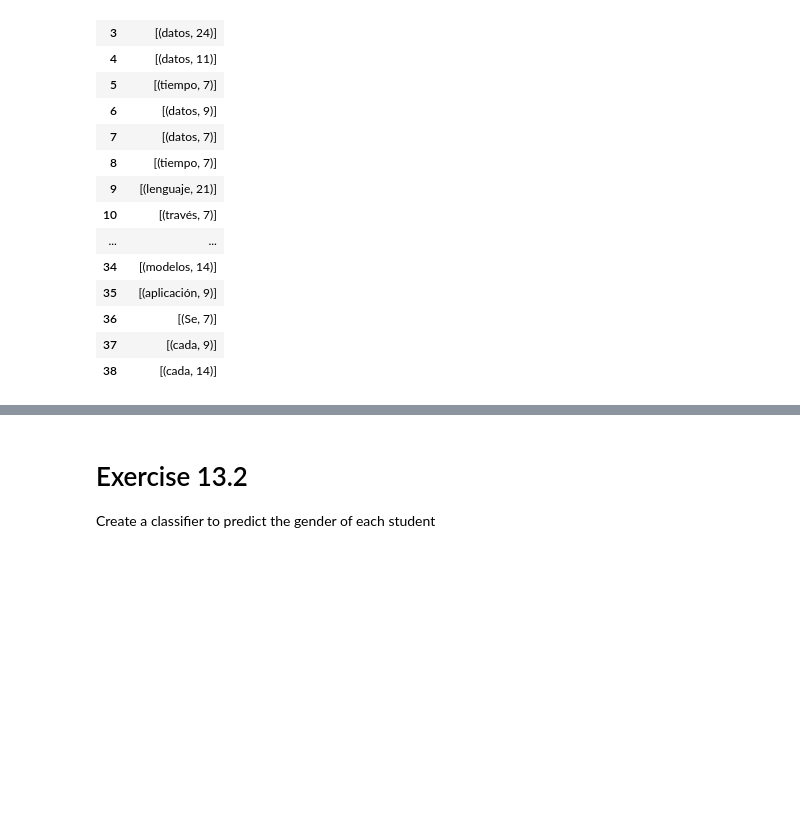
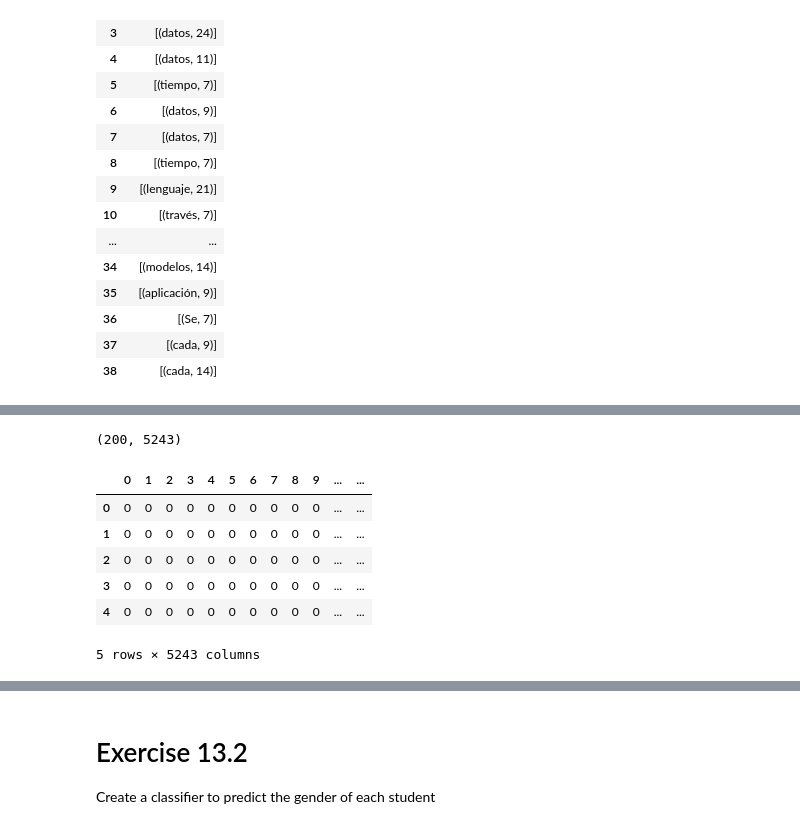
Before and after one commit to zerodarkzone/AdvancedMethodsDataAnalysisClassGrupo4202119, a Jupyter notebook: Exercises/E13-ClassHomeworksAnalysis.ipynb, the cells around one changed output, grey strips where cells are left out. Saved outputs shown, nothing was run; the diff lists cells and outputs as text; code cells hidden in the pictures; blank space fills up the shorter version.

Commit message:
primer intento de vectorizar textos

```diff
--- a/Exercises/E13-ClassHomeworksAnalysis.ipynb
+++ b/Exercises/E13-ClassHomeworksAnalysis.ipynb
@@ -195,0 +189,20 @@ df.head()
+# %%
+df_vectorizado = df.copy()
+df_vectorizado = df_vectorizado.reset_index()
+X = df_vectorizado.Ejercicios
+vect = CountVectorizer()
+X_vectorizado = vect.fit_transform(X)
+X_vectorizado.shape
+# %% [output]
+(200, 5243)
+# %%
+features_texto = pd.DataFrame.sparse.from_spmatrix(X_vectorizado)
+features_texto.head()
+# %% [output]
+|  | 0 | 1 | 2 | 3 | 4 | 5 | 6 | 7 | 8 | 9 | ... | ... |
+| 0 | 0 | 0 | 0 | 0 | 0 | 0 | 0 | 0 | 0 | 0 | ... | ... |
+| 1 | 0 | 0 | 0 | 0 | 0 | 0 | 0 | 0 | 0 | 0 | ... | ... |
+| 2 | 0 | 0 | 0 | 0 | 0 | 0 | 0 | 0 | 0 | 0 | ... | ... |
+| 3 | 0 | 0 | 0 | 0 | 0 | 0 | 0 | 0 | 0 | 0 | ... | ... |
+| 4 | 0 | 0 | 0 | 0 | 0 | 0 | 0 | 0 | 0 | 0 | ... | ... |
+5 rows × 5243 columns
```
Also changed, not shown: parts of 14 cells of this notebook.
